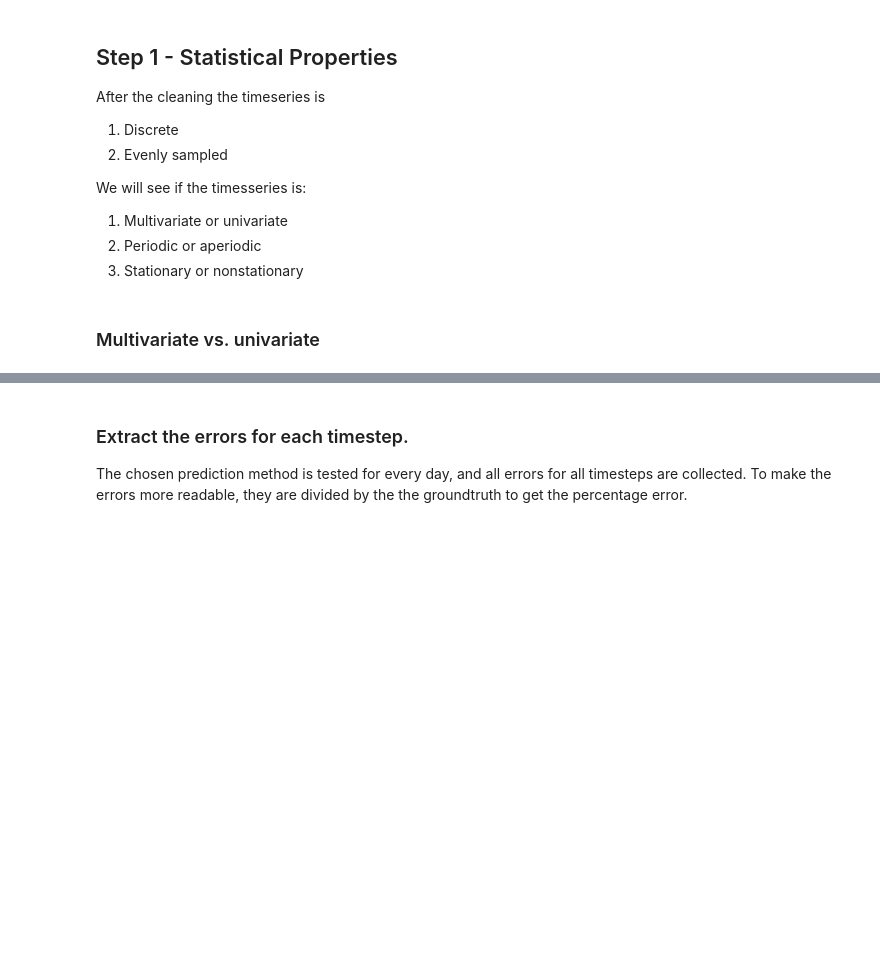
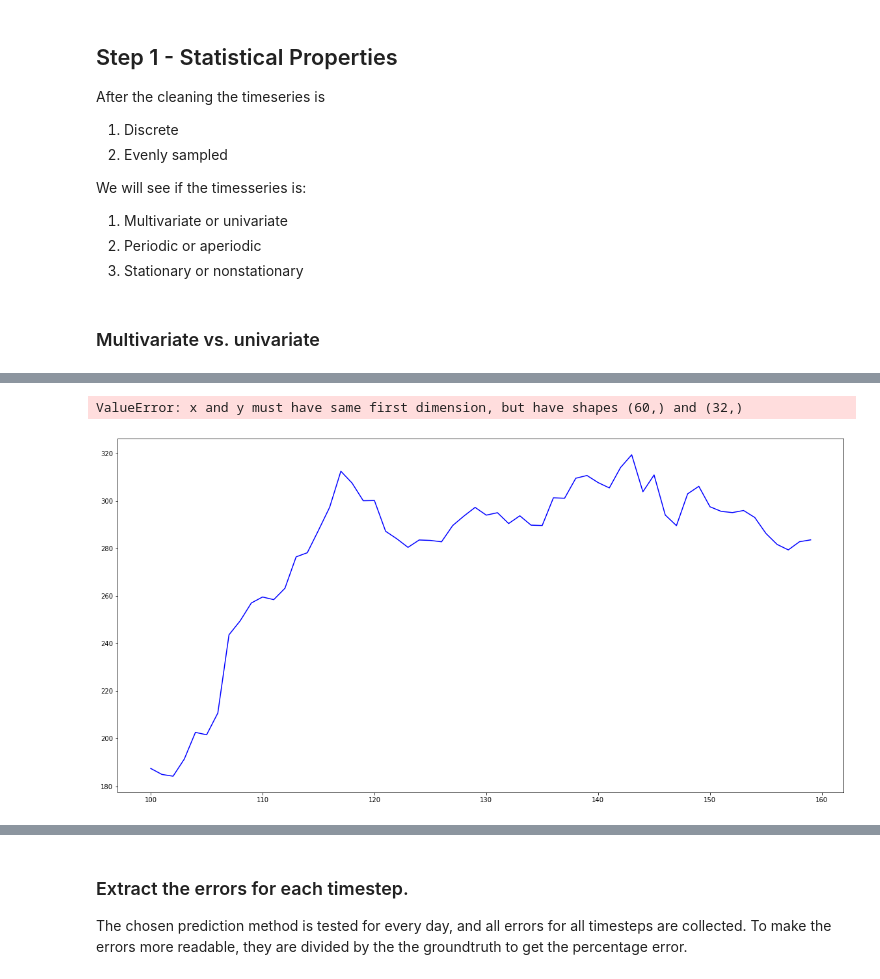
Before and after one commit to theodorhusefest/microgrid-mpc, a Jupyter notebook: data_analysis/load_forecast.ipynb, the cells around one changed output, grey strips where cells are left out. Saved outputs shown, nothing was run; the diff lists cells and outputs as text; code cells hidden in the pictures; blank space fills up the shorter version.

```diff
--- a/data_analysis/load_forecast.ipynb
+++ b/data_analysis/load_forecast.ipynb
@@ -139,0 +75,13 @@ class Load:
+# %%
+N = 60
+L = Load(N, "../src/data/8.4_test.csv", "L")
+
+plt.figure(figsize = (20,10))
+for step in range(100, 1000, 10):
+
+    obs = data_test["L"].iloc[step:step+N].values
+    plt.plot(range(step, step+N), L.scaled_mean_pred(obs[0], step %(144-N)), color = "blue")
+    plt.plot(range(step, step+N), obs, color = "red")
+# %% [output]
+ValueError: x and y must have same first dimension, but have shapes (60,) and (32,)
+[figure, added]
```
Also changed, not shown: parts of 19 cells of this notebook, 9 other files.
